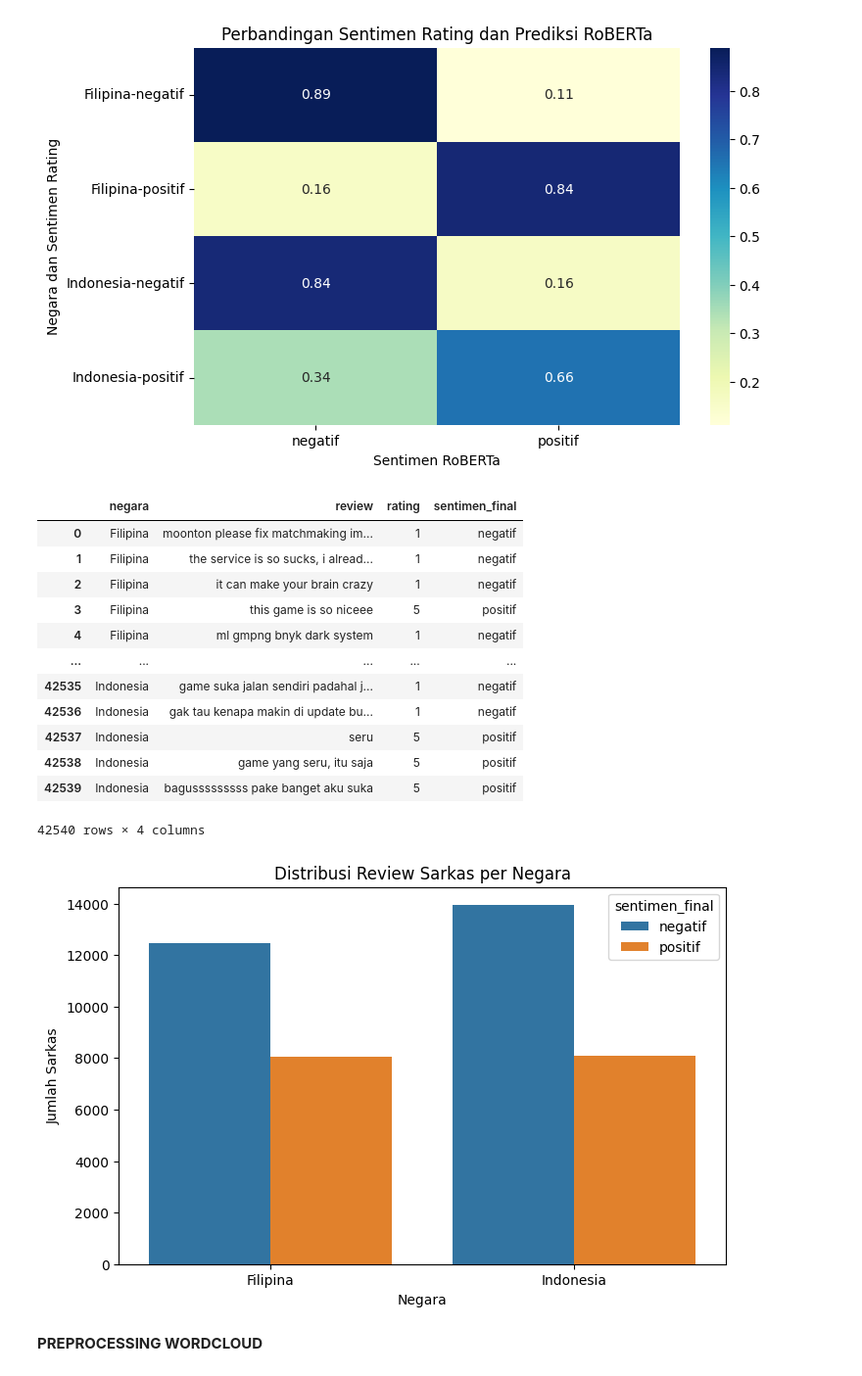
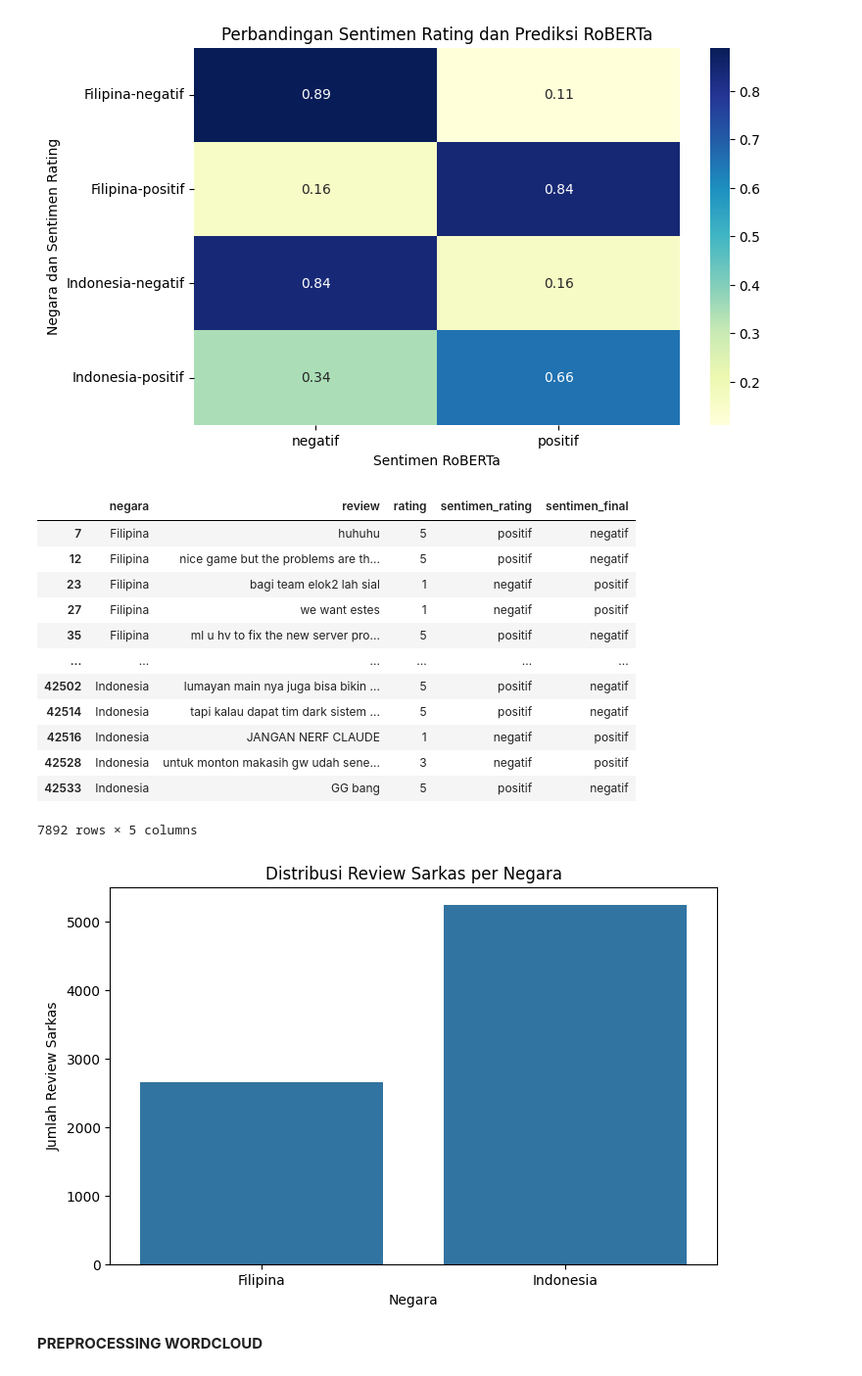
Before and after one commit to Desichh/BIG-DATA, a Jupyter notebook: PROJECT BIG DATA/Notebook Final (42.791 Data).ipynb, the cells around one changed output. Shown at 98% size. Saved outputs shown, nothing was run; the diff lists cells and outputs as text; code cells hidden in the pictures.

```diff
--- a/PROJECT BIG DATA/Notebook Final (42.791 Data).ipynb
+++ b/PROJECT BIG DATA/Notebook Final (42.791 Data).ipynb
@@ -547,38 +547,42 @@ plt.show()
 # %% [output]
 [figure]
 # %%
-df_sarkas = df_1[['negara', 'review', 'rating', 'sentimen_final']]
+df_sarkas = df_1[['negara', 'review', 'rating', 'sentimen_rating', 'sentimen_final']]
+
+df_sarkas = df_sarkas[
+    df_sarkas['sentimen_rating'] != df_sarkas['sentimen_final']
+]
+
 df_sarkas
 # %% [output]
-|  | negara | review | rating | sentimen_final |
-| 0 | Filipina | moonton please fix matchmaking im... | 1 | negatif |
-| 1 | Filipina | the service is so sucks, i alread... | 1 | negatif |
-| 2 | Filipina | it can make your brain crazy | 1 | negatif |
-| 3 | Filipina | this game is so niceee | 5 | positif |
-| 4 | Filipina | ml gmpng bnyk dark system | 1 | negatif |
-| ... | ... | ... | ... | ... |
-| 42535 | Indonesia | game suka jalan sendiri padahal j... | 1 | negatif |
-| 42536 | Indonesia | gak tau kenapa makin di update bu... | 1 | negatif |
-| 42537 | Indonesia | seru | 5 | positif |
-| 42538 | Indonesia | game yang seru, itu saja | 5 | positif |
-| 42539 | Indonesia | bagusssssssss pake banget aku suka | 5 | positif |
+|  | negara | review | rating | sentimen_rating | sentimen_final |
+| 7 | Filipina | huhuhu | 5 | positif | negatif |
+| 12 | Filipina | nice game but the problems are th... | 5 | positif | negatif |
+| 23 | Filipina | bagi team elok2 lah sial | 1 | negatif | positif |
+| 27 | Filipina | we want estes | 1 | negatif | positif |
+| 35 | Filipina | ml u hv to fix the new server pro... | 5 | positif | negatif |
+| ... | ... | ... | ... | ... | ... |
+| 42502 | Indonesia | lumayan main nya juga bisa bikin ... | 5 | positif | negatif |
+| 42514 | Indonesia | tapi kalau dapat tim dark sistem ... | 5 | positif | negatif |
+| 42516 | Indonesia | JANGAN NERF CLAUDE | 1 | negatif | positif |
+| 42528 | Indonesia | untuk monton makasih gw udah sene... | 3 | negatif | positif |
+| 42533 | Indonesia | GG bang | 5 | positif | negatif |
-42540 rows × 4 columns
+7892 rows × 5 columns
 # %%
 plt.figure(figsize=(8,5))
 
 sns.countplot(
     data=df_sarkas,
-    x='negara',
-    hue='sentimen_final'
+    x='negara'
 )
 
 plt.title("Distribusi Review Sarkas per Negara")
 plt.xlabel("Negara")
-plt.ylabel("Jumlah Sarkas")
+plt.ylabel("Jumlah Review Sarkas")
 
 plt.show()
 # %% [output]
-[figure, old version]
+[figure, new version]
 # %% [markdown]
 **PREPROCESSING WORDCLOUD**
 # %%
```
